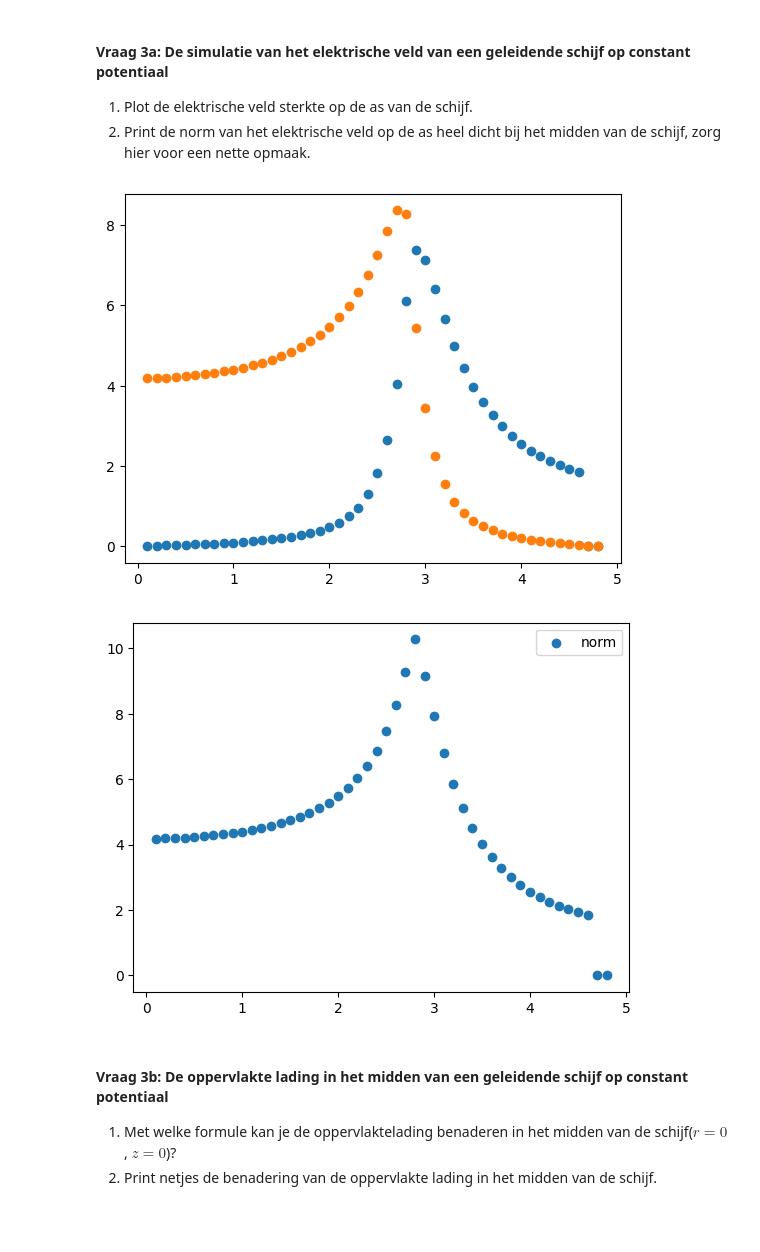
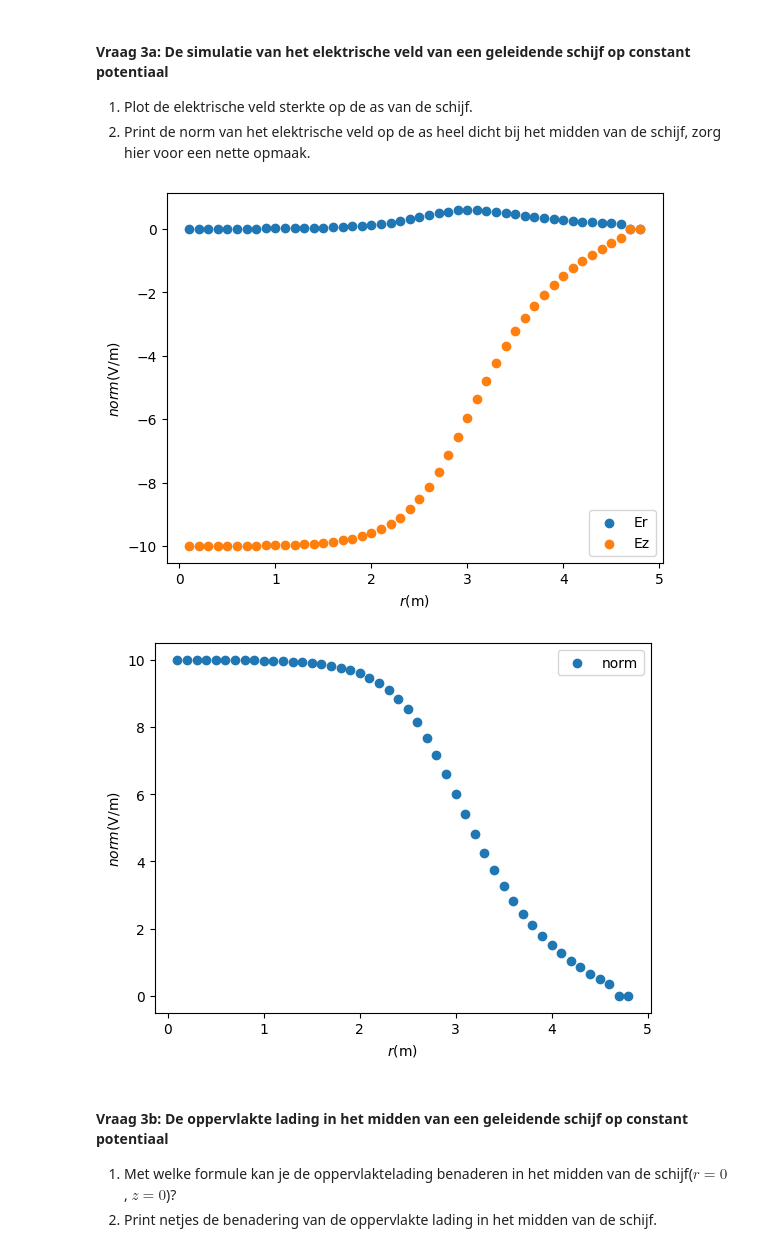
Before and after one commit to kristywrkl/opdrachten-DEF-D, a Jupyter notebook: DigitaleOntwerpopdrachten/1CondensatorOpdracht/CondensatorOntwerpopdracht.ipynb, the cells around one changed output. Cells and saved outputs as stored; diff of their text form; code cells hidden in the pictures; blank space fills up the shorter version.

```diff
--- a/DigitaleOntwerpopdrachten/1CondensatorOpdracht/CondensatorOntwerpopdracht.ipynb
+++ b/DigitaleOntwerpopdrachten/1CondensatorOpdracht/CondensatorOntwerpopdracht.ipynb
@@ -313,21 +313,26 @@ plot_results_disk(Ez, Er, normE, V, r, z, grid_step, disk_radius, z_pos_disk1, z
 # %%
 ###
 ###Jouw code hier###
 ###
-Er_disk = Er[z0+1].flatten()[1:]
-Ez_disk = Ez[z0+1].flatten()[1:]
+Er_disk = Er[z0].flatten()[1:]
+Ez_disk = Ez[z0].flatten()[1:]
 
-plt.scatter(r_for_E, Er_disk)
-plt.scatter(r_for_E, Ez_disk)
+plt.scatter(r_for_E, Er_disk, label='Er')
+plt.scatter(r_for_E, Ez_disk, label='Ez')
+plt.ylabel('$\it{norm}$(V/m)')
+plt.xlabel('$\it{r}$(m)')
+plt.legend()
 plt.show()
 
 norm = (Er_disk**2+Ez_disk**2)**0.5
 plt.scatter(r_for_E, norm, label='norm')
+plt.ylabel('$\it{norm}$(V/m)')
+plt.xlabel('$\it{r}$(m)')
 plt.legend()
 plt.show()
 # %% [output]
-[figure, old version]
+[figure, new version]
-[figure, old version]
+[figure, new version]
 # %% [markdown]
 #### Vraag 3b: De oppervlakte lading in het midden van een geleidende schijf op constant potentiaal
 
```
Also changed, not shown: parts of 2 cells of this notebook.
